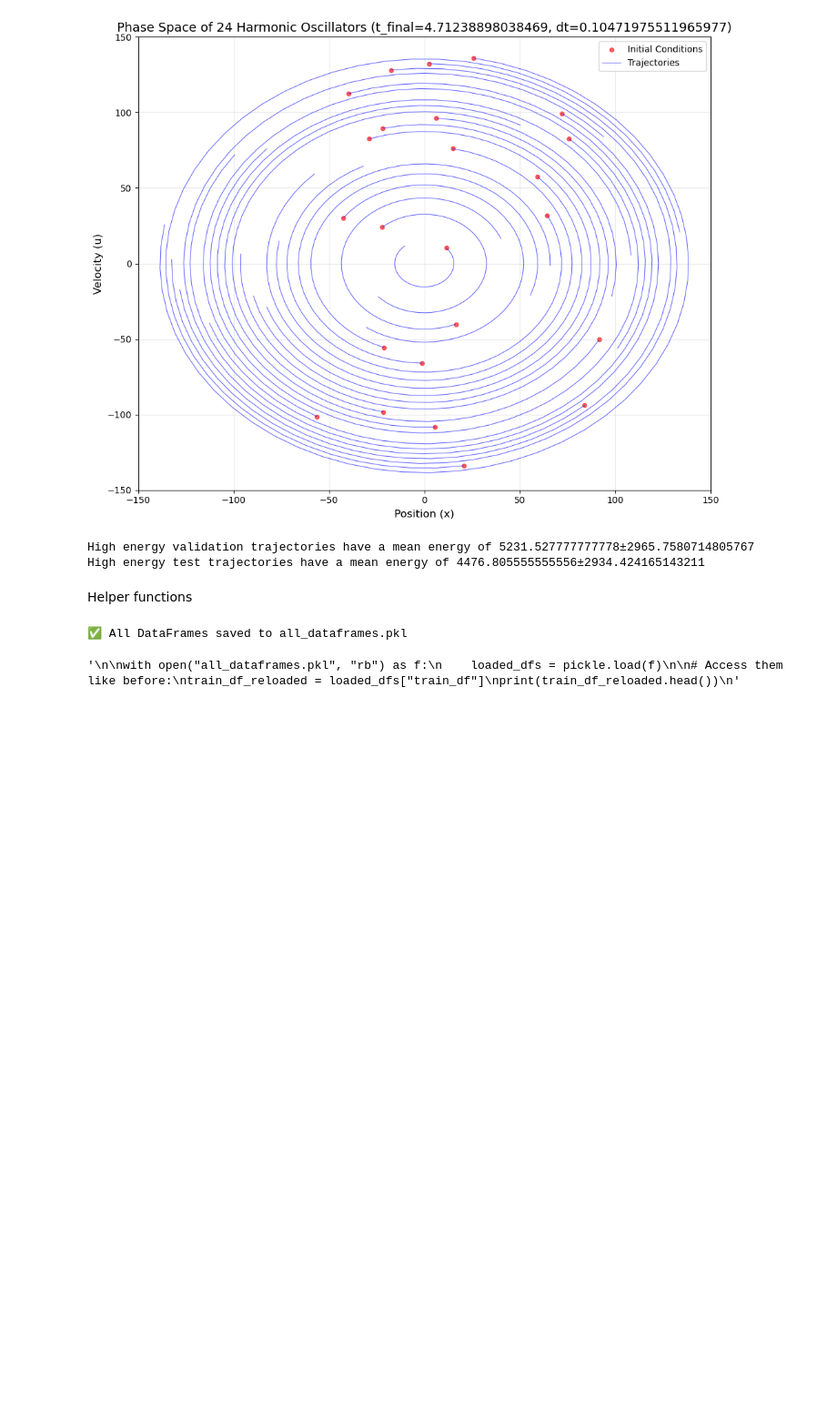
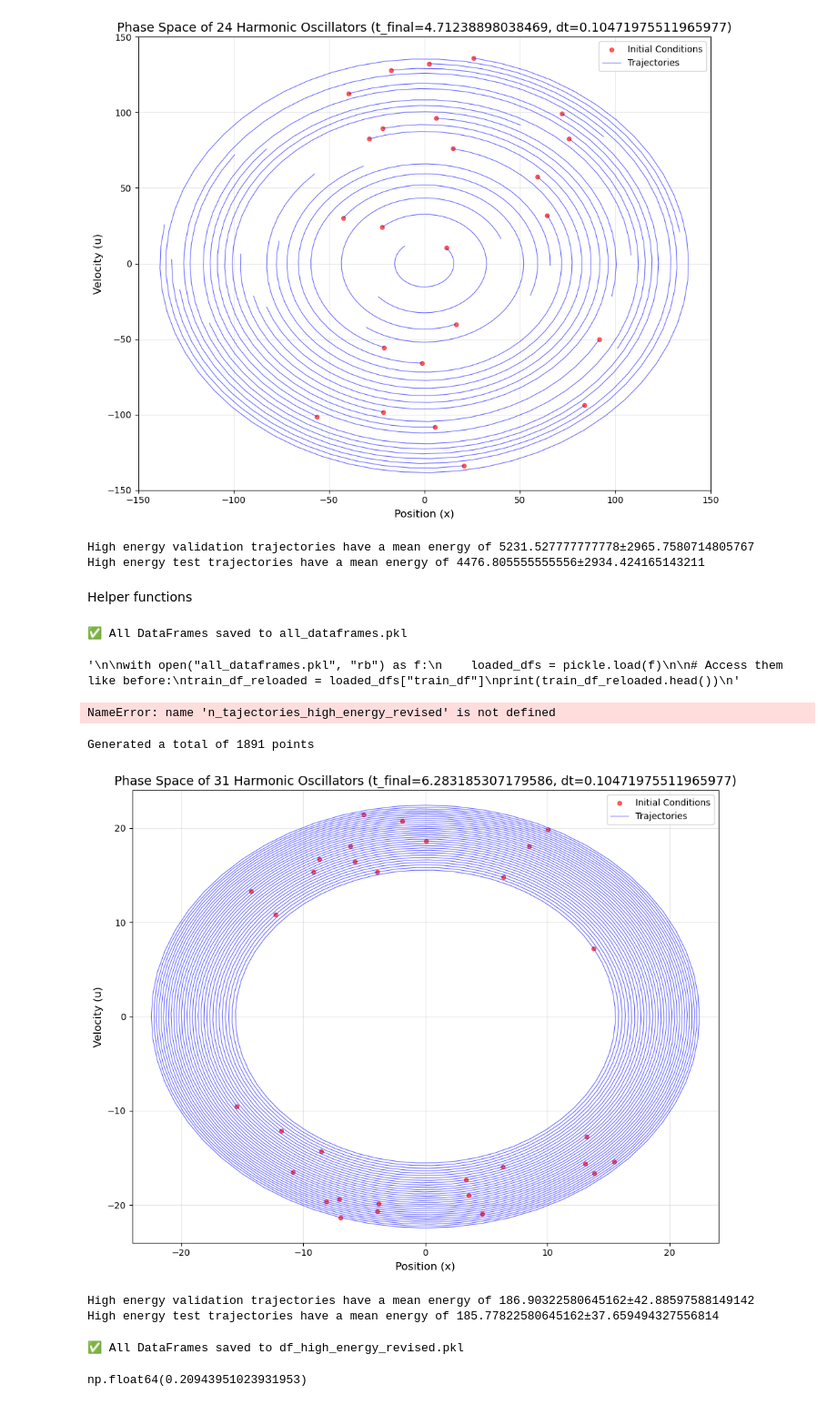
Before and after one commit to thomasGR9/Hamilton_Jacobi_NN, a Jupyter notebook: data_generator_and_sorting.ipynb, the cells around one changed output. Shown at 91% size. Saved outputs shown, nothing was run; the diff lists cells and outputs as text; code cells hidden in the pictures; blank space fills up the shorter version.

Commit message:
will generate a low data training sample on small energies (recreating the exact sample characteristics from hamiltonian NN paper)

```diff
--- a/data_generator_and_sorting.ipynb
+++ b/data_generator_and_sorting.ipynb
@@ -862,3 +852,5 @@ print(train_df_reloaded.head())
 # %% [output]
 ✅ All DataFrames saved to all_dataframes.pkl
 '\n\nwith open("all_dataframes.pkl", "rb") as f:\n    loaded_dfs = pickle.load(f)\n\n# Access them like before:\ntrain_df_reloaded = loaded_dfs["train_df"]\nprint(train_df_reloaded.head())\n'
+# %%
+High_energy_revised_phase_space = PhaseSpace(k=k, mass=mass)
@@ -864,0 +875,4 @@ print(train_df_reloaded.head())
+# %%
+print(f"We have {n_tajectories_high_energy_revised} different trajectories with {points_per_trajectory_high_energy_revised} points per trajectory. That gives us {total_points_high_energy_revised} total points.\nThe max energy sampled is {max_energy_high_energy_revised}, the lowerst is {energy_min_high_energy_revised} and the sampling inteval is {(max_energy_high_energy_revised - energy_min_high_energy_revised) / n_tajectories_high_energy_revised}")
+# %% [output]
+NameError: name 'n_tajectories_high_energy_revised' is not defined
@@ -864,0 +881,4 @@ print(train_df_reloaded.head())
+# %%
+High_energy_revised_phase_space.generate_all_oscillators_points(t_final=Tmax_high_energy_revised, dt=dt_high_energy_revised, analyticaly=True)
+# %% [output]
+Generated a total of 1891 points
@@ -864,0 +889,4 @@ print(train_df_reloaded.head())
+# %%
+High_energy_revised_phase_space.plot_phase_space(show_sampled=False, show_derivative=False, show_generated=True, plot_limits=None)
+# %% [output]
+[figure, added]
@@ -864,0 +895,22 @@ print(train_df_reloaded.head())
+# %%
+print(f"High energy validation trajectories have a mean energy of {val_id_df_high_energy_revised['energy'].mean()}±{val_id_df_high_energy_revised['energy'].std()}\nHigh energy test trajectories have a mean energy of {test_id_df_high_energy_revised['energy'].mean()}±{test_id_df_high_energy_revised['energy'].std()}")
+# %% [output]
+High energy validation trajectories have a mean energy of 186.90322580645162±42.88597588149142
+High energy test trajectories have a mean energy of 185.77822580645162±37.659494327556814
+# %%
+dfs_high_energy_revised = {
+
+    "val_df_high_energy_revised": val_df_high_energy_revised,
+    "test_df_high_energy_revised": test_df_high_energy_revised,
+    "val_id_df_high_energy_revised": val_id_df_high_energy_revised,
+    "test_id_df_high_energy_revised": test_id_df_high_energy_revised,
+
+}
+
+# Save everything in one file
+with open("df_high_energy_revised.pkl", "wb") as f:
+    pickle.dump(dfs_high_energy_revised, f)
+
+print("✅ All DataFrames saved to df_high_energy_revised.pkl")
+# %% [output]
+✅ All DataFrames saved to df_high_energy_revised.pkl
@@ -864,0 +944,4 @@ print(train_df_reloaded.head())
+# %%
+dt_low_samples
+# %% [output]
+np.float64(0.20943951023931953)
```
Also changed, not shown: parts of 30 cells of this notebook.
